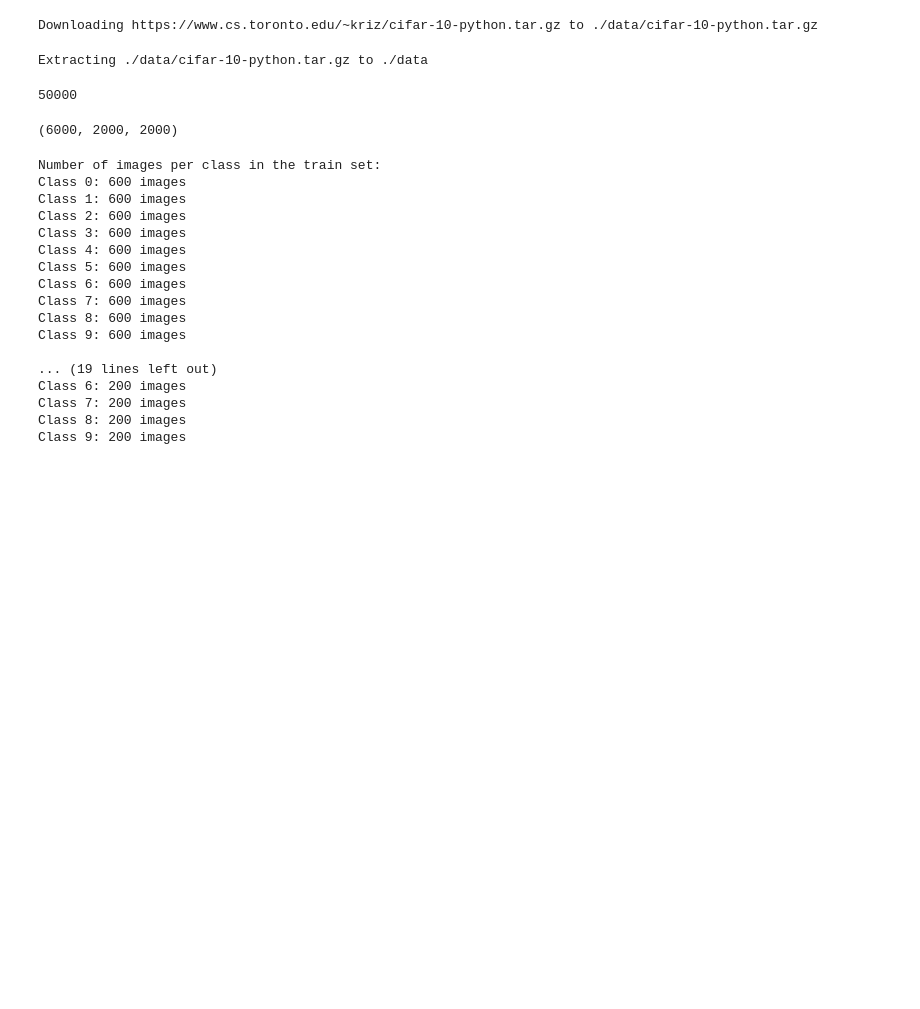
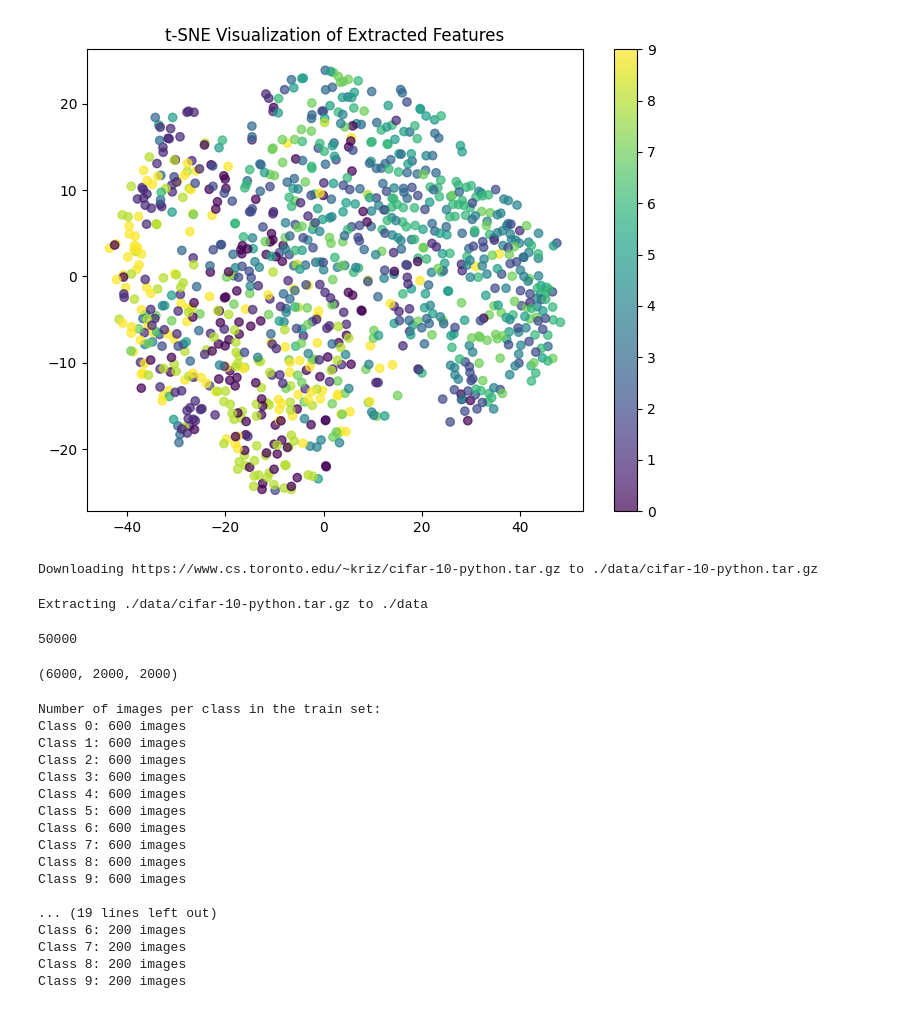
Before and after one commit to beyzoskaya/ClassificationCIFAR10, a Jupyter notebook: decisionTree.ipynb, the cells around one changed output. Cells and saved outputs as stored; diff of their text form; code cells hidden in the pictures; blank space fills up the shorter version.

```diff
--- a/decisionTree.ipynb
+++ b/decisionTree.ipynb
@@ -3,3 +77,17 @@
+# %%
+from sklearn.manifold import TSNE
+import matplotlib.pyplot as plt
+
+tsne = TSNE(n_components=2, random_state=42)
+features_tsne = tsne.fit_transform(extracted_features)
+
+plt.figure(figsize=(8, 6))
+plt.scatter(features_tsne[:, 0], features_tsne[:, 1], c=cifar10_dataset.targets[:features_tsne.shape[0]], cmap='viridis', alpha=0.7)
+plt.colorbar()
+plt.title('t-SNE Visualization of Extracted Features')
+plt.show()
+# %% [output]
+[figure, added]
 # %%
 import torch
 import torchvision
```
Also changed, not shown: parts of 33 cells of this notebook.
